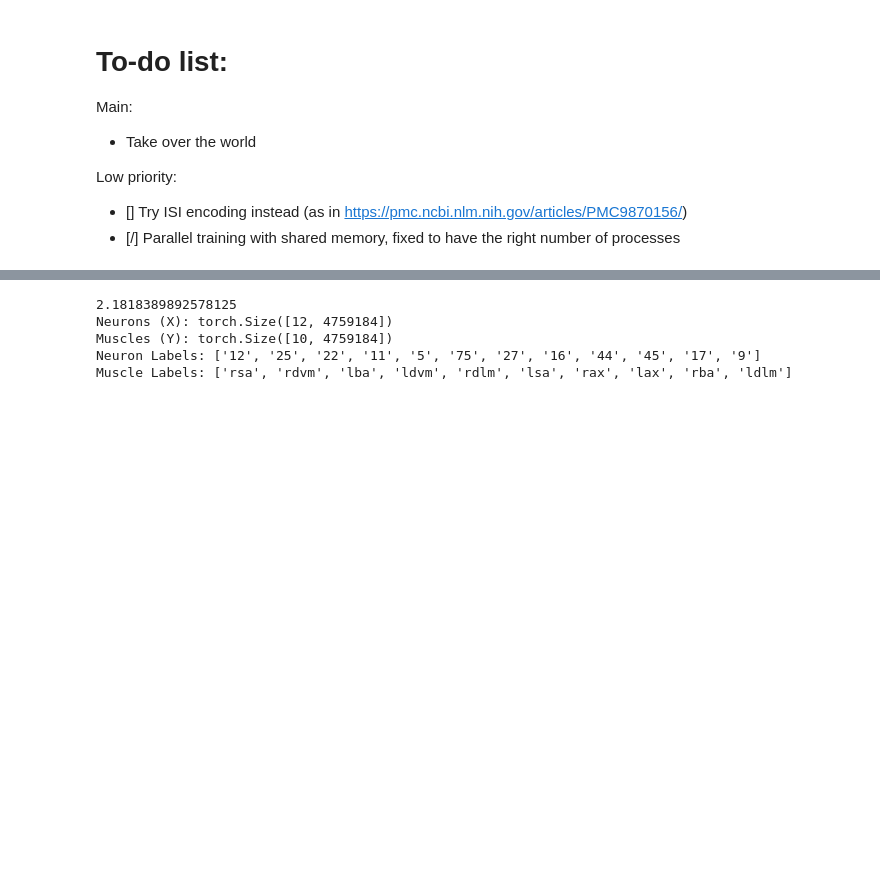
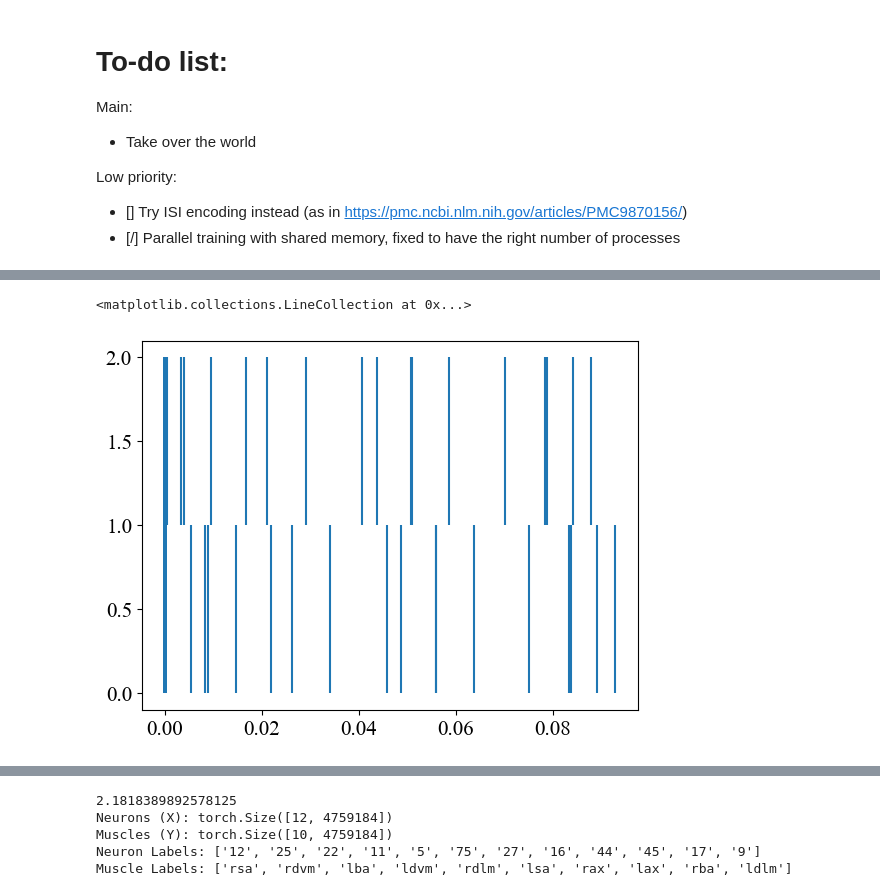
Before and after one commit to LeoJW/VNCMPanalysis, a Jupyter notebook: eslam_MI/Mothy_MI.ipynb, the cells around one changed output, grey strips where cells are left out. Cells and saved outputs as stored; diff of their text form; code cells hidden in the pictures; blank space fills up the shorter version.

```diff
--- a/eslam_MI/Mothy_MI.ipynb
+++ b/eslam_MI/Mothy_MI.ipynb
@@ -183,0 +178,11 @@ ax.set_ylim(0)
+# %%
+ds = TimeWindowDataset(os.path.join(data_dir, '2025-03-11'), window_size=0.1, neuron_label_filter=1)
+i = np.random.choice(ds.n_windows)
+i = 0
+plt.vlines(ds.X[i,:,:].detach().cpu().numpy().flatten(), ymin=0, ymax=1)
+ds.move_data_to_windows(add_offset=0.005)
+# ds.apply_precision(0.001)
+plt.vlines(ds.X[i,:,:].detach().cpu().numpy().flatten(), ymin=1, ymax=2)
+# %% [output]
+<matplotlib.collections.LineCollection at 0x...>
+[figure, added]
```
Also changed, not shown: parts of 14 cells of this notebook, 1 other file.
